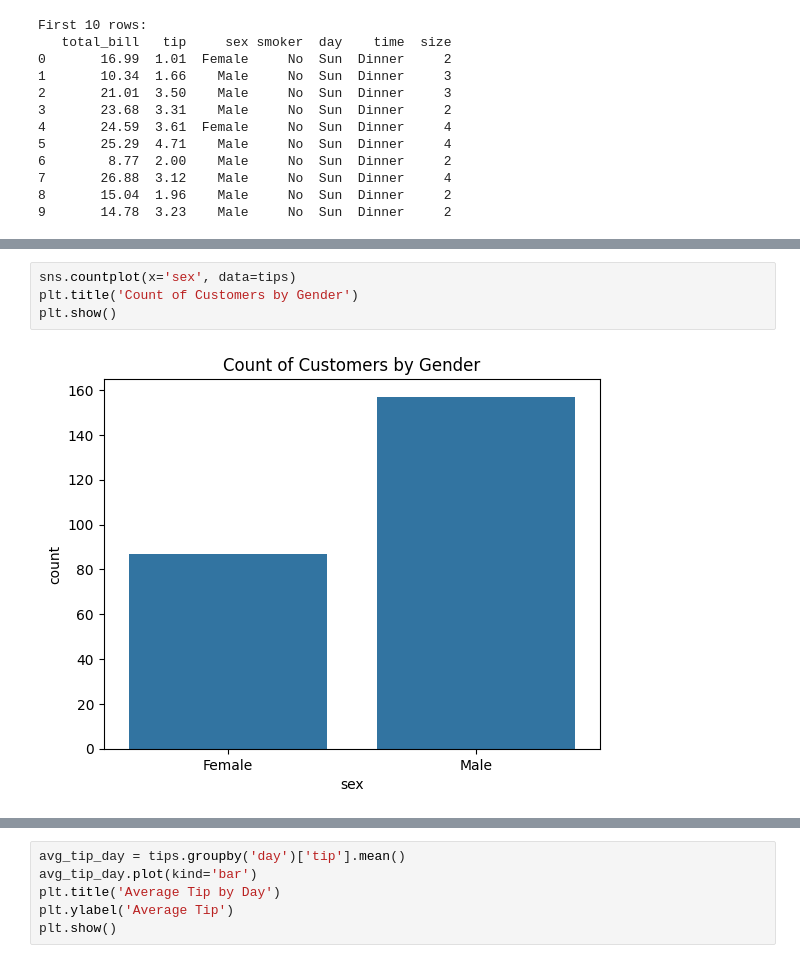
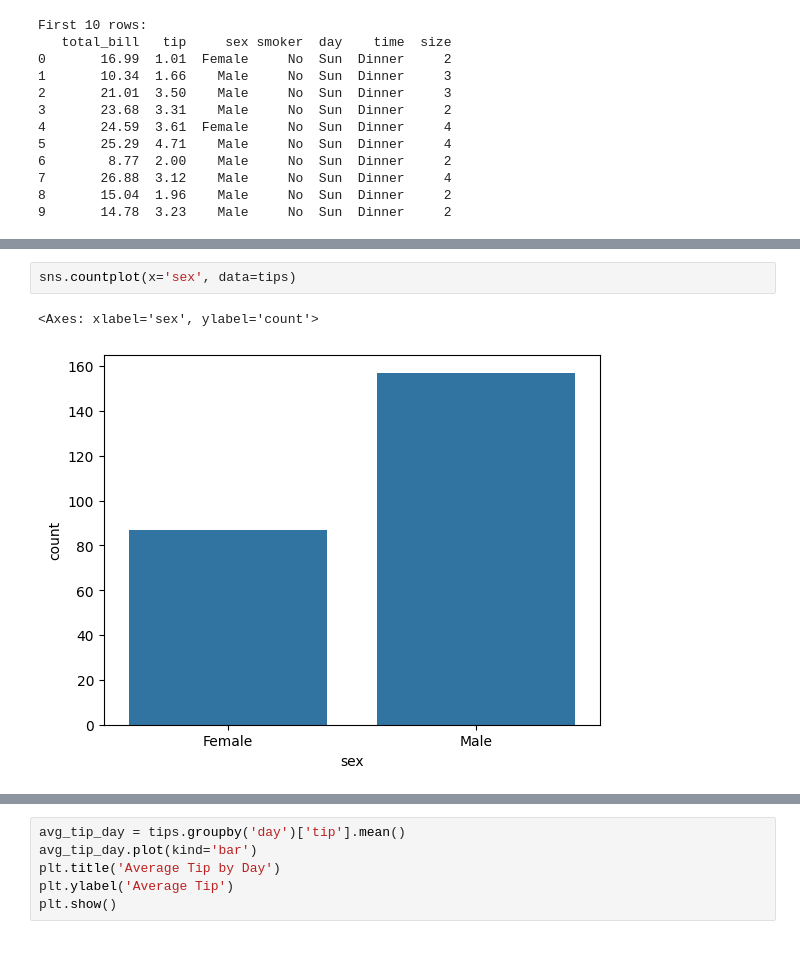
Before and after one commit to raalrwai/ml-pipeline-notebooks, a Jupyter notebook: jupyter/tips/tips.ipynb, the cells around one changed output, grey strips where cells are left out. Drawn from its saved outputs; the diff is of its cells as text.

```diff
--- a/jupyter/tips/tips.ipynb
+++ b/jupyter/tips/tips.ipynb
@@ -143,8 +160,7 @@ First 5 rows (numerical columns):
 # %%
 sns.countplot(x='sex', data=tips)
-plt.title('Count of Customers by Gender')
-plt.show()
 # %% [output]
+<Axes: xlabel='sex', ylabel='count'>
-[figure, old version]
+[figure, new version]
 # %%
 sns.countplot(x='smoker', data=tips)
```
Also changed, not shown: parts of 14 cells of this notebook, 7 other files.
